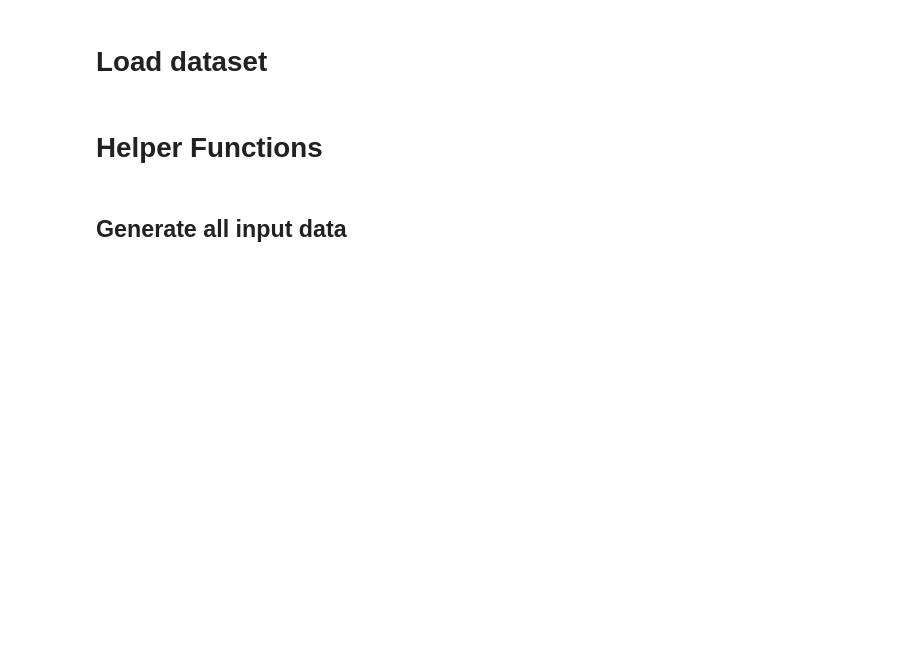
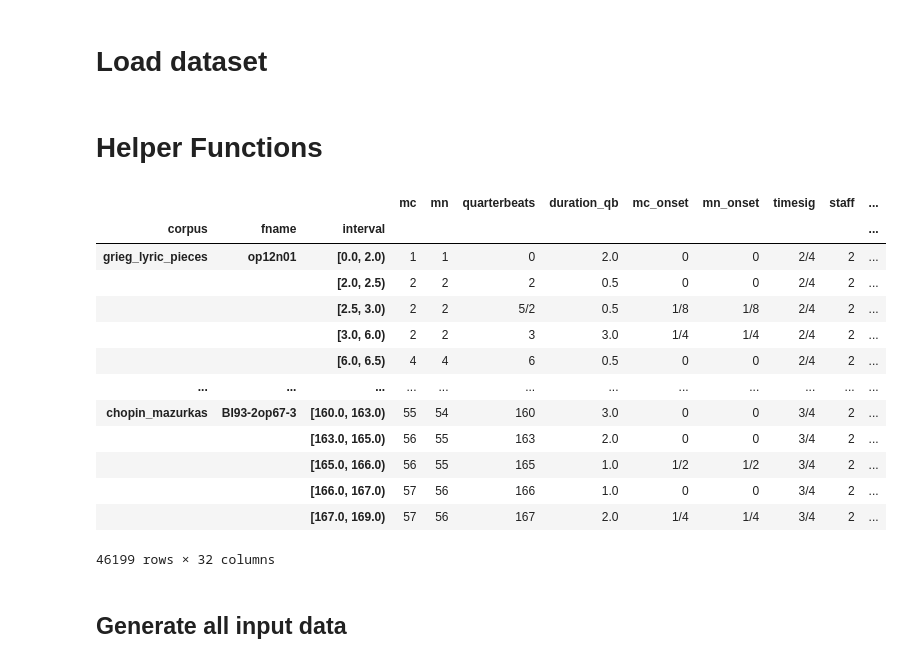
Before and after one commit to judah-daniels/protovoices-haskell, a Jupyter notebook: preprocessing/preprocess.ipynb, the cells around one changed output. Drawn from its saved outputs; the diff is of its cells as text; code cells hidden in the pictures; blank space fills up the shorter version.

```diff
--- a/preprocessing/preprocess.ipynb
+++ b/preprocessing/preprocess.ipynb
@@ -161,0 +165,17 @@ def preprocessPiece(corpus : str, piece : str, labels, salami_notes):
+# %%
+labels
+# %% [output]
+|  |  |  | mc | mn | quarterbeats | duration_qb | mc_onset | mn_onset | timesig | staff | ... |
+| corpus | fname | interval |  |  |  |  |  |  |  |  | ... |
+| grieg_lyric_pieces | op12n01 | [0.0, 2.0) | 1 | 1 | 0 | 2.0 | 0 | 0 | 2/4 | 2 | ... |
+|  |  | [2.0, 2.5) | 2 | 2 | 2 | 0.5 | 0 | 0 | 2/4 | 2 | ... |
+|  |  | [2.5, 3.0) | 2 | 2 | 5/2 | 0.5 | 1/8 | 1/8 | 2/4 | 2 | ... |
+|  |  | [3.0, 6.0) | 2 | 2 | 3 | 3.0 | 1/4 | 1/4 | 2/4 | 2 | ... |
+|  |  | [6.0, 6.5) | 4 | 4 | 6 | 0.5 | 0 | 0 | 2/4 | 2 | ... |
+| ... | ... | ... | ... | ... | ... | ... | ... | ... | ... | ... | ... |
+| chopin_mazurkas | BI93-2op67-3 | [160.0, 163.0) | 55 | 54 | 160 | 3.0 | 0 | 0 | 3/4 | 2 | ... |
+|  |  | [163.0, 165.0) | 56 | 55 | 163 | 2.0 | 0 | 0 | 3/4 | 2 | ... |
+|  |  | [165.0, 166.0) | 56 | 55 | 165 | 1.0 | 1/2 | 1/2 | 3/4 | 2 | ... |
+|  |  | [166.0, 167.0) | 57 | 56 | 166 | 1.0 | 0 | 0 | 3/4 | 2 | ... |
+|  |  | [167.0, 169.0) | 57 | 56 | 167 | 2.0 | 1/4 | 1/4 | 3/4 | 2 | ... |
+46199 rows × 32 columns
```
Also changed, not shown: parts of 4 cells of this notebook, 1 other file.
